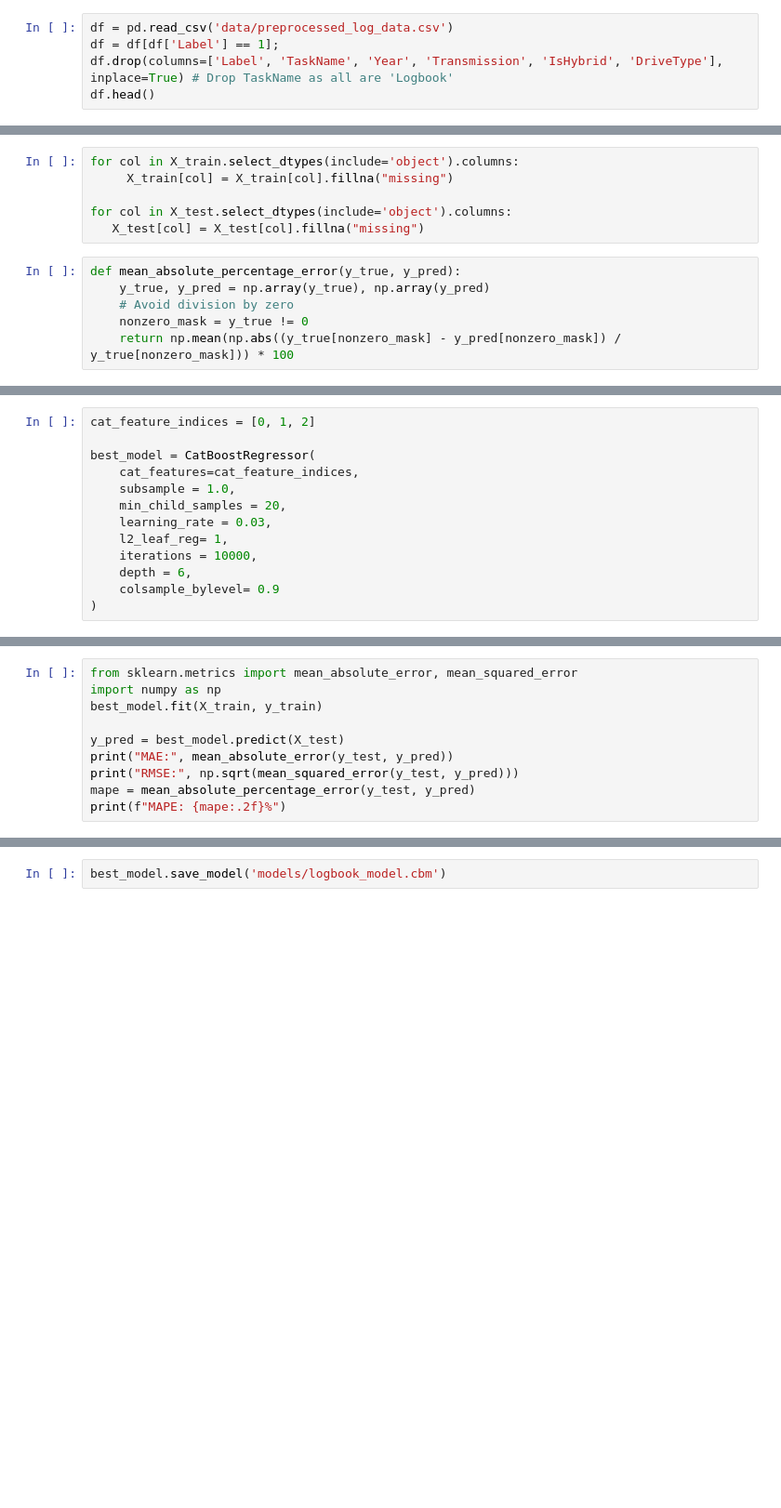
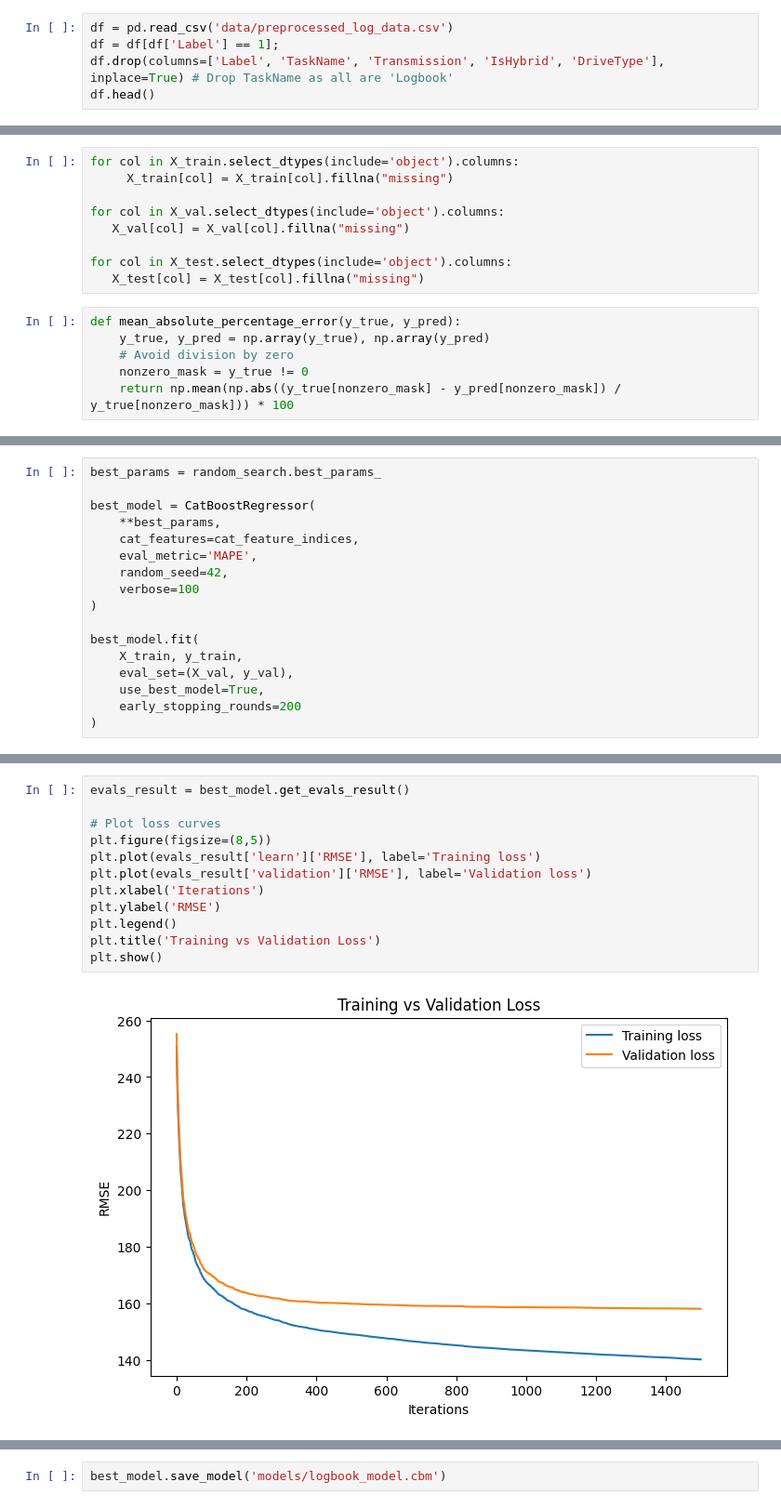
Before and after one commit to tdela12/CAPSTONE_T316, a Jupyter notebook: train_model_logbook.ipynb, the cells around one changed output, grey strips where cells are left out. Shown at 93% size. Saved outputs shown, nothing was run; the diff lists cells and outputs as text; blank space fills up the shorter version.

```diff
--- a/train_model_logbook.ipynb
+++ b/train_model_logbook.ipynb
@@ -12,5 +13,5 @@ from catboost import CatBoostRegressor
 # %%
 df = pd.read_csv('data/preprocessed_log_data.csv')
 df = df[df['Label'] == 1];
-df.drop(columns=['Label', 'TaskName', 'Year', 'Transmission', 'IsHybrid', 'DriveType'], inplace=True) # Drop TaskName as all are 'Logbook'
+df.drop(columns=['Label', 'TaskName', 'Transmission', 'IsHybrid', 'DriveType'], inplace=True) # Drop TaskName as all are 'Logbook'
 df.head()
@@ -31,6 +48,9 @@ cat_features = X_train.select_dtypes(include=["object", "category"]).columns
 for col in X_train.select_dtypes(include='object').columns:
      X_train[col] = X_train[col].fillna("missing")
 
+for col in X_val.select_dtypes(include='object').columns:
+   X_val[col] = X_val[col].fillna("missing")
+
 for col in X_test.select_dtypes(include='object').columns:
    X_test[col] = X_test[col].fillna("missing")
 # %%
@@ -74,13 +213,17 @@ def mean_absolute_percentage_error(y_true, y_pred):
 # %%
-cat_feature_indices = [0, 1, 2]
+best_params = random_search.best_params_
 
 best_model = CatBoostRegressor(
+    **best_params,
     cat_features=cat_feature_indices,
-    subsample = 1.0,
-    min_child_samples = 20,
-    learning_rate = 0.03,
-    l2_leaf_reg= 1,
-    iterations = 10000,
-    depth = 6,
-    colsample_bylevel= 0.9
+    eval_metric='MAPE',
+    random_seed=42,
+    verbose=100
 )
+
+best_model.fit(
+    X_train, y_train,
+    eval_set=(X_val, y_val),
+    use_best_model=True,
+    early_stopping_rounds=200
+)
@@ -87,13 +261,17 @@ best_model = CatBoostRegressor(
 # %%
-from sklearn.metrics import mean_absolute_error, mean_squared_error
-import numpy as np
-best_model.fit(X_train, y_train)
+evals_result = best_model.get_evals_result()
 
-y_pred = best_model.predict(X_test)
-print("MAE:", mean_absolute_error(y_test, y_pred))
-print("RMSE:", np.sqrt(mean_squared_error(y_test, y_pred)))
-mape = mean_absolute_percentage_error(y_test, y_pred)
-print(f"MAPE: {mape:.2f}%")
+# Plot loss curves
+plt.figure(figsize=(8,5))
+plt.plot(evals_result['learn']['RMSE'], label='Training loss')
+plt.plot(evals_result['validation']['RMSE'], label='Validation loss')
+plt.xlabel('Iterations')
+plt.ylabel('RMSE')
+plt.legend()
+plt.title('Training vs Validation Loss')
+plt.show()
+# %% [output]
+[figure, added]
 # %%
 residuals = y_test - y_pred
 plt.figure(figsize=(8,6))
```
Also changed, not shown: parts of 14 cells of this notebook, 6 other files.
